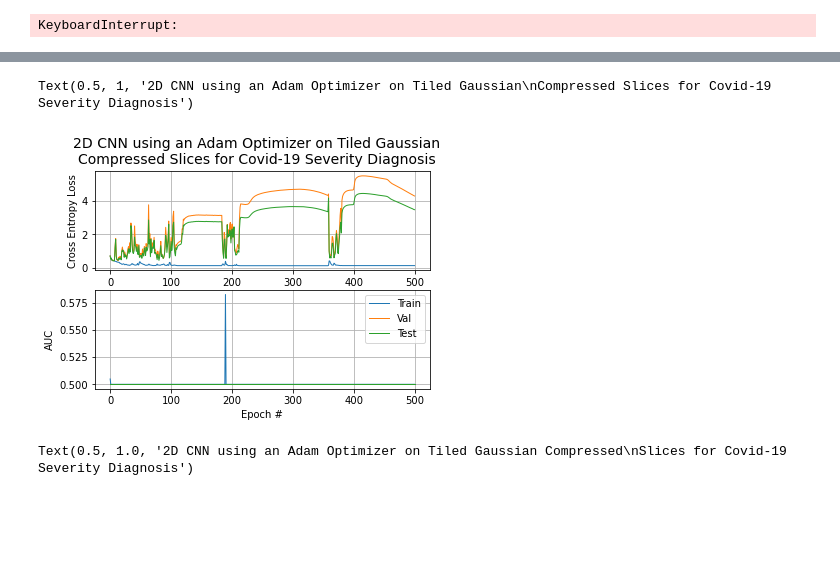
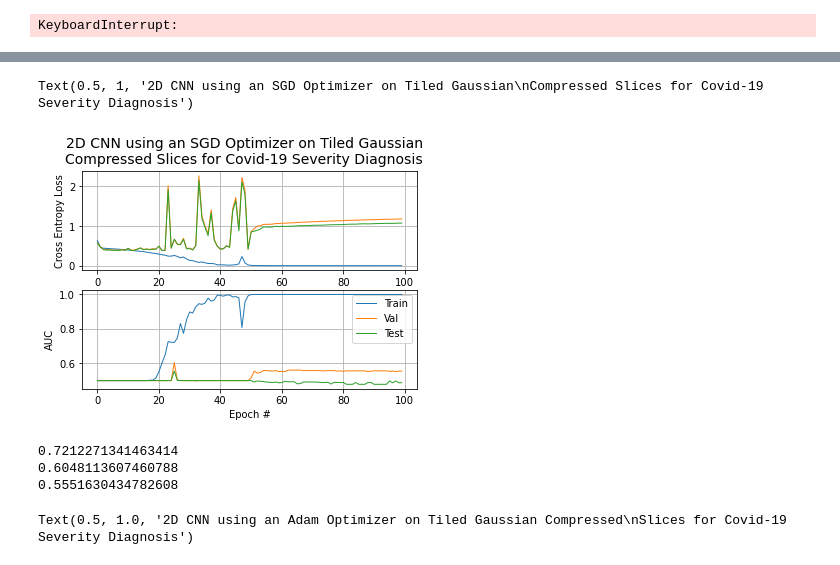
Before and after one commit to hwixley/ctscan-covid19-severity-detection, a Jupyter notebook: deep-learning.ipynb, the cells around one changed output, grey strips where cells are left out. Drawn from its saved outputs; the diff is of its cells as text; code cells hidden in the pictures; blank space fills up the shorter version.

```diff
--- a/deep-learning.ipynb
+++ b/deep-learning.ipynb
@@ -596,7 +598,8 @@ optimizer = optim.Adam(cnn2d.parameters(), lr = 0.001, weight_decay=1e-6)
 sched_type = ""
 # %%
 loss_func = nn.CrossEntropyLoss()
-optimizer = optim.SGD(cnn2d.parameters(), lr = 0.001, weight_decay=1e-3, momentum=0.9)
+optimizer = optim.SGD(cnn2d.parameters(), lr = 0.001, weight_decay=1e-3, momentum=0.6)
+sched_type = ""
 # %%
 scheduler1 = optim.lr_scheduler.ExponentialLR(optimizer, gamma=0.9)
 scheduler2 = optim.lr_scheduler.MultiStepLR(optimizer, milestones=[30,80,120,170,220,270], gamma=0.1)
@@ -636,7 +639,7 @@ from torch.autograd import Variable
 
 torch.cuda.empty_cache()
 
-num_epochs = 500
+num_epochs = 100
 cnn_epochs = {}
 
 cnn2d.train()
@@ -695,7 +698,7 @@ for epoch in tqdm(range(num_epochs)):
             with torch.no_grad():
                 for i, (images, users, labels) in enumerate(loaders[phase]):
                     images = images.to(device)
-                    images = torch.swapaxes(images, 1, 4)
+                    images = torch.swapaxes(images, 1, 3)
                     users = users.to(device)
                     #print(images.shape)
                     #images = images.reshape(-1,70,70,50, 1).to(device)
@@ -753,40 +772,52 @@ RuntimeError: Expected 4-dimensional input for 4-dimensional weight [64, 3, 4, 4
 # %%
-with open(f"{db}total_adam_lr0.001_wd1e-6_8conv_3lin_4lin.pickle", "ab") as f:
+with open(f"{db}total_sgd_lr0.001_wd1e-6_8conv_3lin_4lin.pickle", "ab") as f:
     pickle.dump(cnn_epochs, f)
+# %%
+with open(f"{db}total_sgd_lr0.001_wd1e-6_8conv_3lin_4lin.pickle", "rb") as f:
+    cnn_epochs = pickle.load(f)
 # %%
 fig, axs = plt.subplots(2)
 
-losses = getCNNdata(cnn_epochs, "loss")
-aucs = getCNNdata(cnn_epochs, "auc")
+losses = getCNNdata(cnn_epochs, "loss", 0, 100)
+aucs = getCNNdata(cnn_epochs, "auc", 0, 100)
 lw = 1
 
 axs[0].plot(np.arange(len(losses["train"])), losses["train"], label="Train", lw=lw)
 axs[0].plot(np.arange(len(losses["val"])), losses["val"], label="Val", lw=lw)
 axs[0].plot(np.arange(len(losses["test"])), losses["test"], label="Test", lw=lw)
 axs[0].set_xlabel("Epoch #")
 axs[0].set_ylabel("Cross Entropy Loss")
 axs[0].grid(True)
 #leg = axs[0].legend(loc="lower left")
 #for legobj in leg.legendHandles:
 #    legobj.set_linewidth(2.0)
 #leg = axs[0].legend()
 #for legobj in leg.legendHandles:
 #    legobj.set_linewidth(2.0)
 
 axs[1].plot(np.arange(len(aucs["train"])), aucs["train"], label="Train", lw=lw)
 axs[1].plot(np.arange(len(aucs["val"])), aucs["val"], label="Val", lw=lw)
 axs[1].plot(np.arange(len(aucs["test"])), aucs["test"], label="Test", lw=lw)
 axs[1].set_xlabel("Epoch #")
 axs[1].set_ylabel("AUC")
 axs[1].grid(True)
 axs[1].legend()
 
 
 
-plt.suptitle("2D CNN using an Adam Optimizer on Tiled Gaussian\nCompressed Slices for Covid-19 Severity Diagnosis",y=1, fontsize=14)
+plt.suptitle("2D CNN using an SGD Optimizer on Tiled Gaussian\nCompressed Slices for Covid-19 Severity Diagnosis",y=1, fontsize=14)
 # %% [output]
-Text(0.5, 1, '2D CNN using an Adam Optimizer on Tiled Gaussian\nCompressed Slices for Covid-19 Severity Diagnosis')
+Text(0.5, 1, '2D CNN using an SGD Optimizer on Tiled Gaussian\nCompressed Slices for Covid-19 Severity Diagnosis')
-[figure, old version]
+[figure, new version]
+# %%
+idx = np.where(aucs["val"] == np.max(aucs["val"]))[0][0]
+print(aucs["train"][idx])
+print(aucs["val"][idx])
+print(aucs["test"][idx])
+# %% [output]
+0.7212271341463414
+0.6048113607460788
+0.5551630434782608
 # %%
 losses = getCNNdata("loss")
 
```
Also changed, not shown: parts of 17 cells of this notebook, 3 other files.
